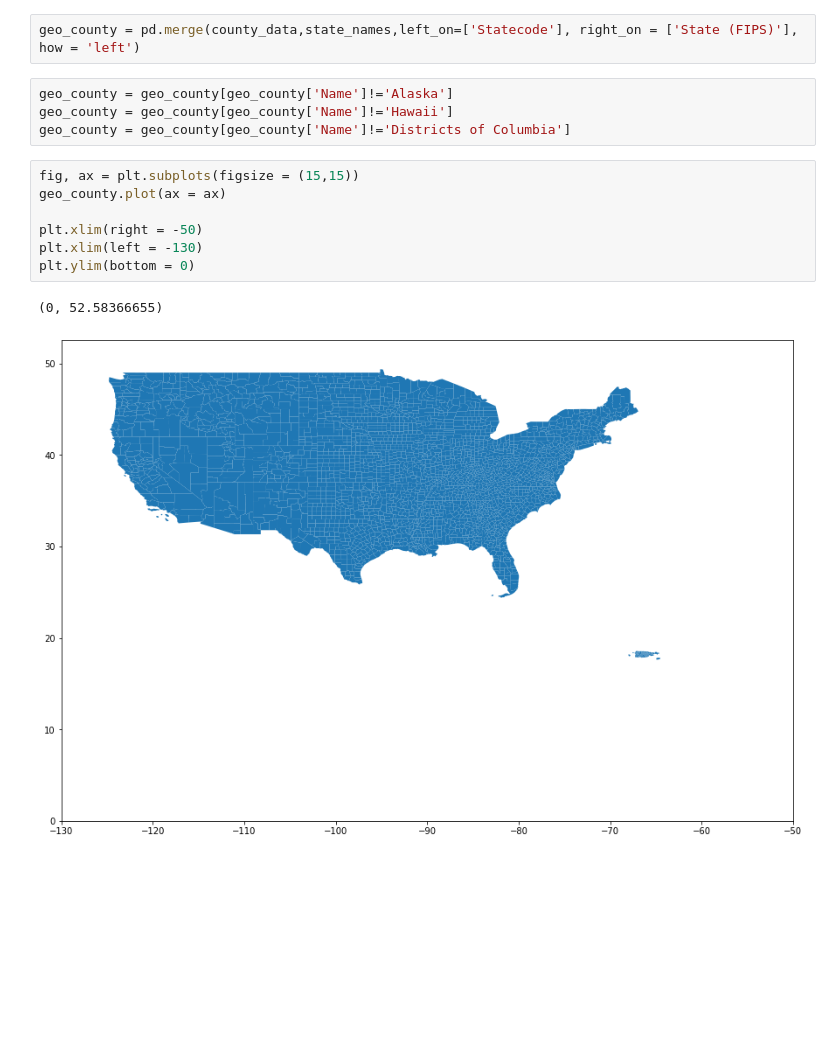
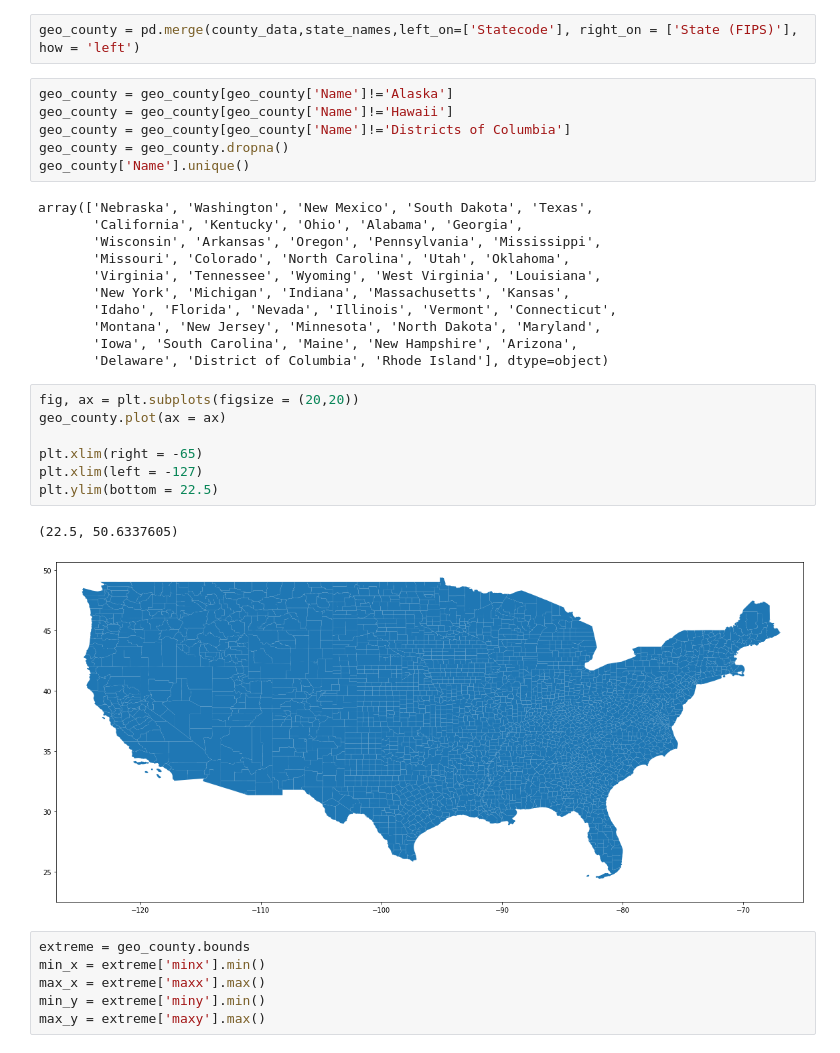
Before and after one commit to annabeck/Gun_Violence_E19, a Jupyter notebook: 08 Spatial Analysis.ipynb, the cells around one changed output. Drawn from its saved outputs; the diff is of its cells as text; blank space fills up the shorter version.

```diff
--- a/08 Spatial Analysis.ipynb
+++ b/08 Spatial Analysis.ipynb
@@ -56,13 +56,32 @@ geo_county = pd.merge(county_data,state_names,left_on=['Statecode'], right_on =
 geo_county = geo_county[geo_county['Name']!='Alaska']
 geo_county = geo_county[geo_county['Name']!='Hawaii']
 geo_county = geo_county[geo_county['Name']!='Districts of Columbia']
+geo_county = geo_county.dropna()
+geo_county['Name'].unique()
+# %% [output]
+array(['Nebraska', 'Washington', 'New Mexico', 'South Dakota', 'Texas',
+       'California', 'Kentucky', 'Ohio', 'Alabama', 'Georgia',
+       'Wisconsin', 'Arkansas', 'Oregon', 'Pennsylvania', 'Mississippi',
+       'Missouri', 'Colorado', 'North Carolina', 'Utah', 'Oklahoma',
+       'Virginia', 'Tennessee', 'Wyoming', 'West Virginia', 'Louisiana',
+       'New York', 'Michigan', 'Indiana', 'Massachusetts', 'Kansas',
+       'Idaho', 'Florida', 'Nevada', 'Illinois', 'Vermont', 'Connecticut',
+       'Montana', 'New Jersey', 'Minnesota', 'North Dakota', 'Maryland',
+       'Iowa', 'South Carolina', 'Maine', 'New Hampshire', 'Arizona',
+       'Delaware', 'District of Columbia', 'Rhode Island'], dtype=object)
 # %%
-fig, ax = plt.subplots(figsize = (15,15))
+fig, ax = plt.subplots(figsize = (20,20))
 geo_county.plot(ax = ax)
 
-plt.xlim(right = -50)
-plt.xlim(left = -130)
-plt.ylim(bottom = 0)
+plt.xlim(right = -65)
+plt.xlim(left = -127)
+plt.ylim(bottom = 22.5)
 # %% [output]
-(0, 52.58366655)
+(22.5, 50.6337605)
-[figure, old version]
+[figure, new version]
+# %%
+extreme = geo_county.bounds
+min_x = extreme['minx'].min()
+max_x = extreme['maxx'].max()
+min_y = extreme['miny'].min()
+max_y = extreme['maxy'].max()
```
Also changed, not shown: parts of 1 cell of this notebook.
